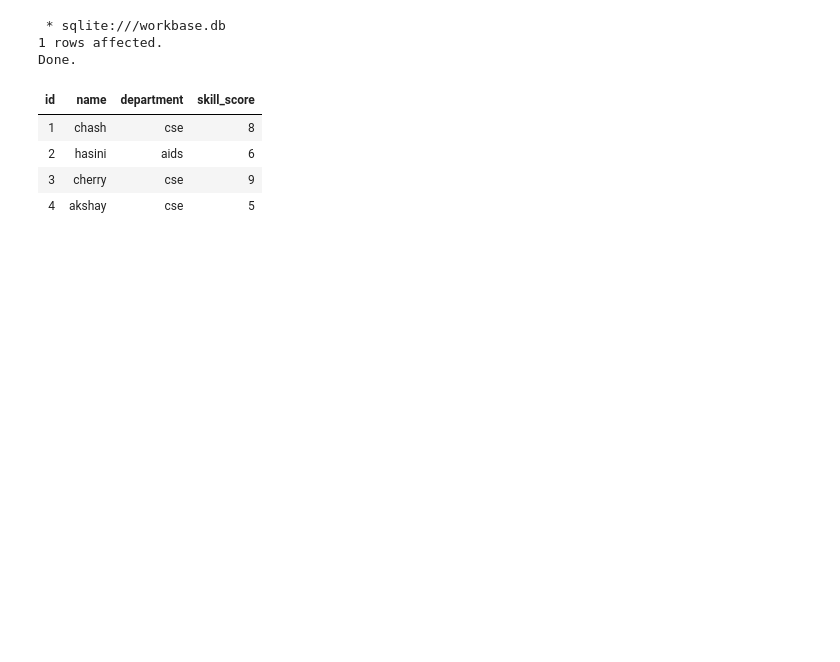
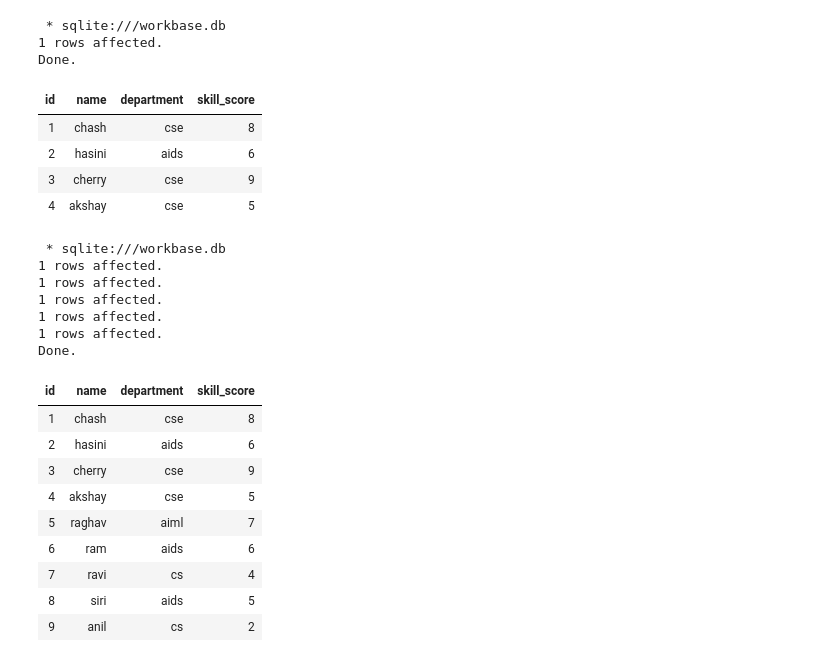
Before and after one commit to ChashmithaSree/Creation-of-Workforce-Insights-Dashboard-for-Employee-Skill-and-Analytics, a Jupyter notebook: sql.ipynb, the cells around one changed output. Saved outputs shown, nothing was run; the diff lists cells and outputs as text; code cells hidden in the pictures; blank space fills up the shorter version.

```diff
--- a/sql.ipynb
+++ b/sql.ipynb
@@ -215,3 +215,29 @@ Done.
 | 2 | hasini | aids | 6 |
 | 3 | cherry | cse | 9 |
 | 4 | akshay | cse | 5 |
+# %%
+%%sql
+INSERT INTO learners VALUES(5,'raghav','aiml',7);
+INSERT INTO learners VALUES(6,'ram','aids',6);
+INSERT INTO learners VALUES(7,'ravi','cs',4);
+INSERT INTO learners VALUES(8,'siri','aids',5);
+INSERT INTO learners VALUES(9,'anil','cs',2);
+SELECT * FROM learners;
+# %% [output]
+ * sqlite:///workbase.db
+1 rows affected.
+1 rows affected.
+1 rows affected.
+1 rows affected.
+1 rows affected.
+Done.
+| id | name | department | skill_score |
+| 1 | chash | cse | 8 |
+| 2 | hasini | aids | 6 |
+| 3 | cherry | cse | 9 |
+| 4 | akshay | cse | 5 |
+| 5 | raghav | aiml | 7 |
+| 6 | ram | aids | 6 |
+| 7 | ravi | cs | 4 |
+| 8 | siri | aids | 5 |
+| 9 | anil | cs | 2 |
```
Also changed, not shown: parts of 4 cells of this notebook.
